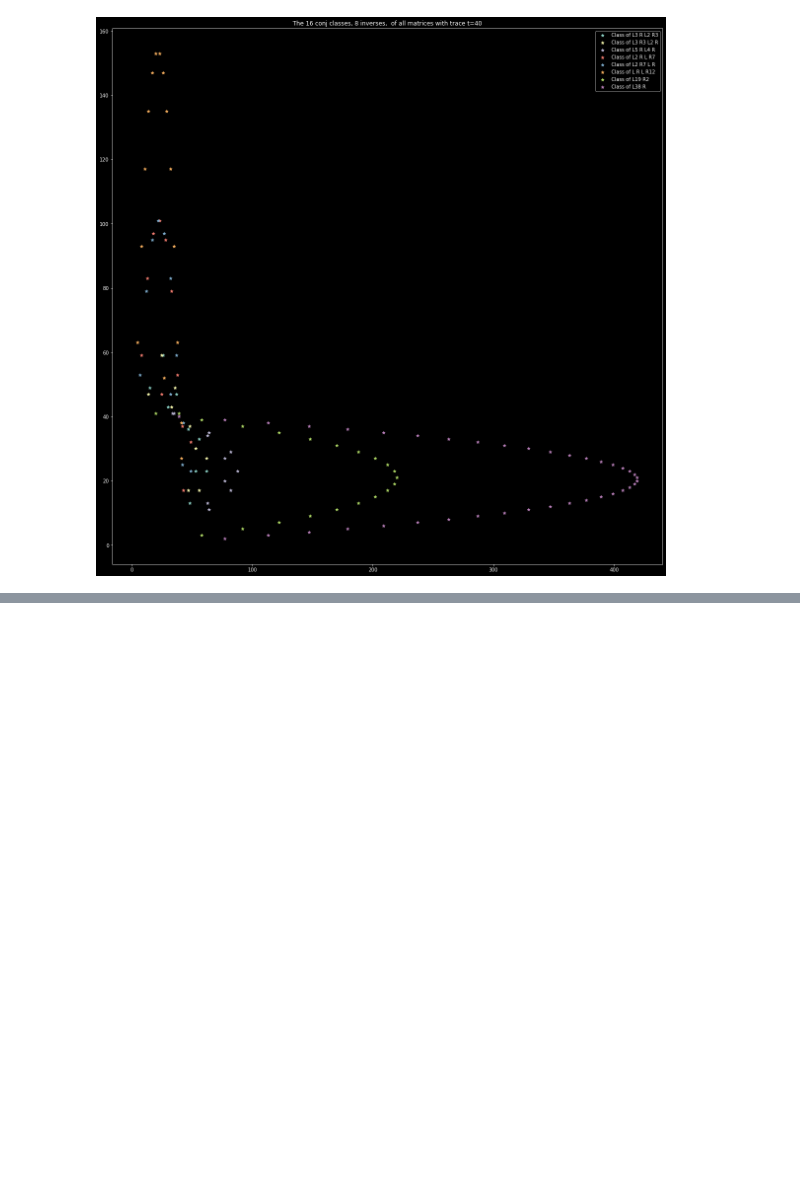
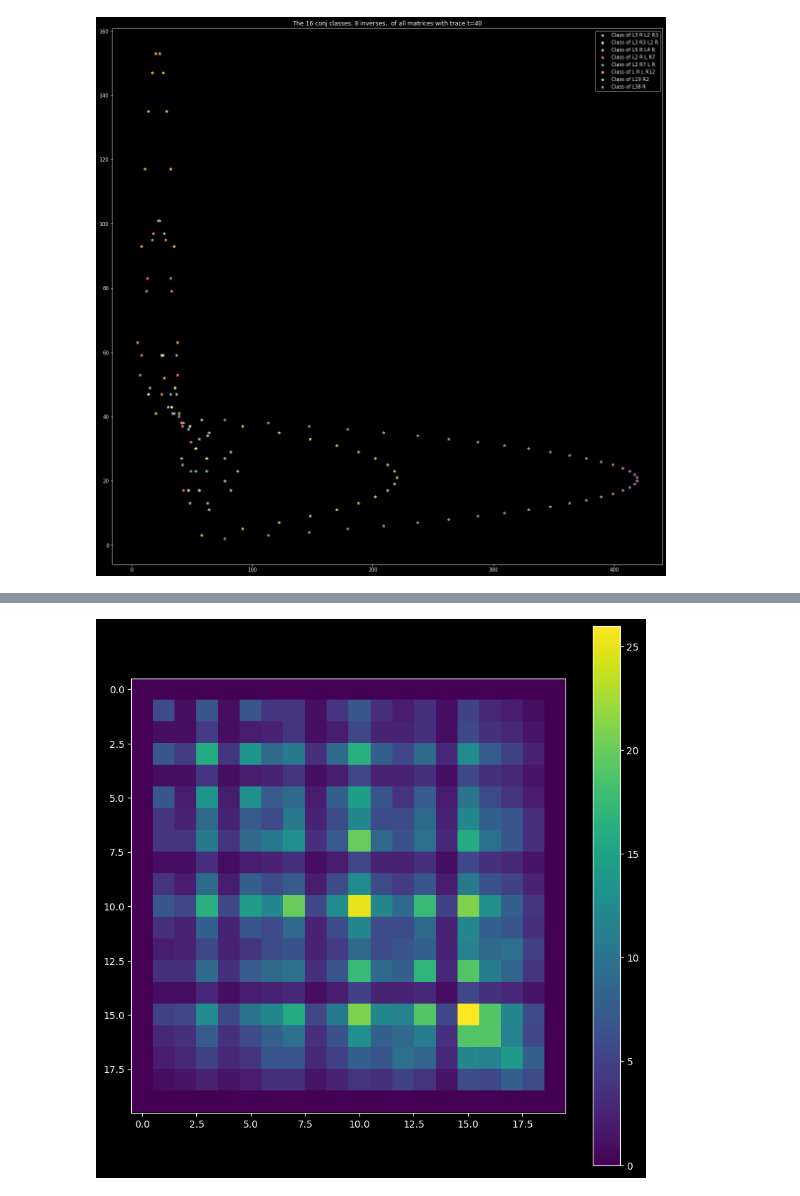
Before and after one commit to tcosmo/groupeModulaire, a Jupyter notebook: Visu.ipynb, the cells around one changed output, grey strips where cells are left out. Drawn from its saved outputs; the diff is of its cells as text; code cells hidden in the pictures; blank space fills up the shorter version.

```diff
--- a/Visu.ipynb
+++ b/Visu.ipynb
@@ -69,0 +76,27 @@ pR.plot_matrix_per_trace_with_conj_class(40, inversibles=inversibles, only_inver
+# %%
+def get_addresses(root, predicate):
+    all_nodes = mT.get_nodes_with_property(root, predicate)
+    return [n.address for n in all_nodes]
+# %%
+def get_enl_matrix(root, size):
+    addresses = get_addresses(root, lambda n: len(n.address) == size)
+    conj_class = {}
+
+    for a in addresses:
+        rep = mT.get_circular_rep(a)
+        conj_class[rep] = True
+
+    print(len(addresses), len(conj_class))
+
+    all_reps = sorted(conj_class.keys())
+
+    enl_mat = []
+    for rep1 in conj_class:
+        enl_mat.append([])
+        for rep2 in conj_class:
+            enl_mat[-1].append(mT.enl(rep1,rep2))
+
+    enl_mat = np.array(enl_mat)
+    return all_reps, enl_mat
+# %%
+all_reps, enl_mat = get_enl_matrix(root,7)
@@ -69,0 +127,8 @@ pR.plot_matrix_per_trace_with_conj_class(40, inversibles=inversibles, only_inver
+# %%
+plt.figure(figsize=(10,10))
+plt.imshow(enl_mat)
+plt.colorbar()
+plt.savefig('images/enl/enl7x7.png')
+plt.show()
+# %% [output]
+[figure, added]
```
Also changed, not shown: parts of 4 cells of this notebook, 6 other files.
